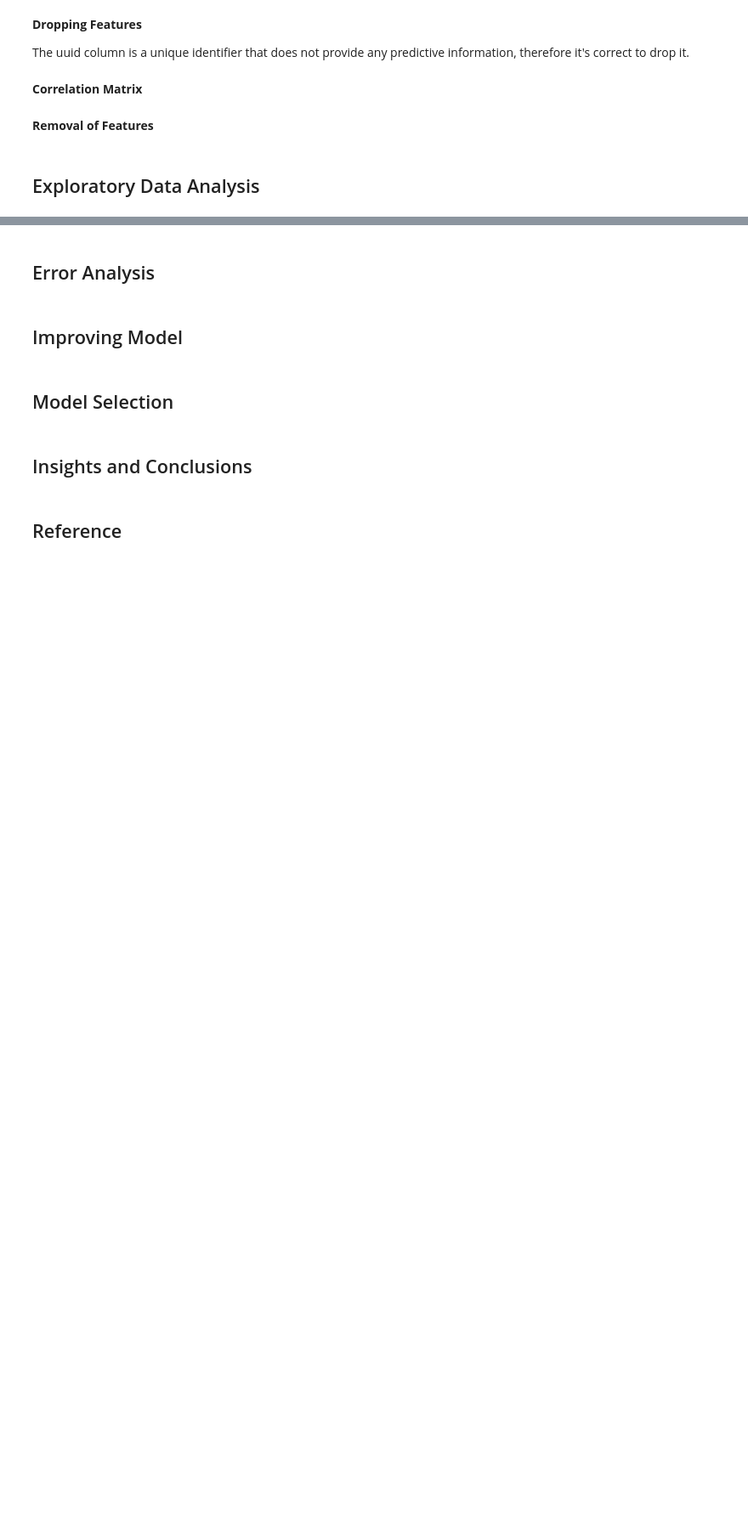
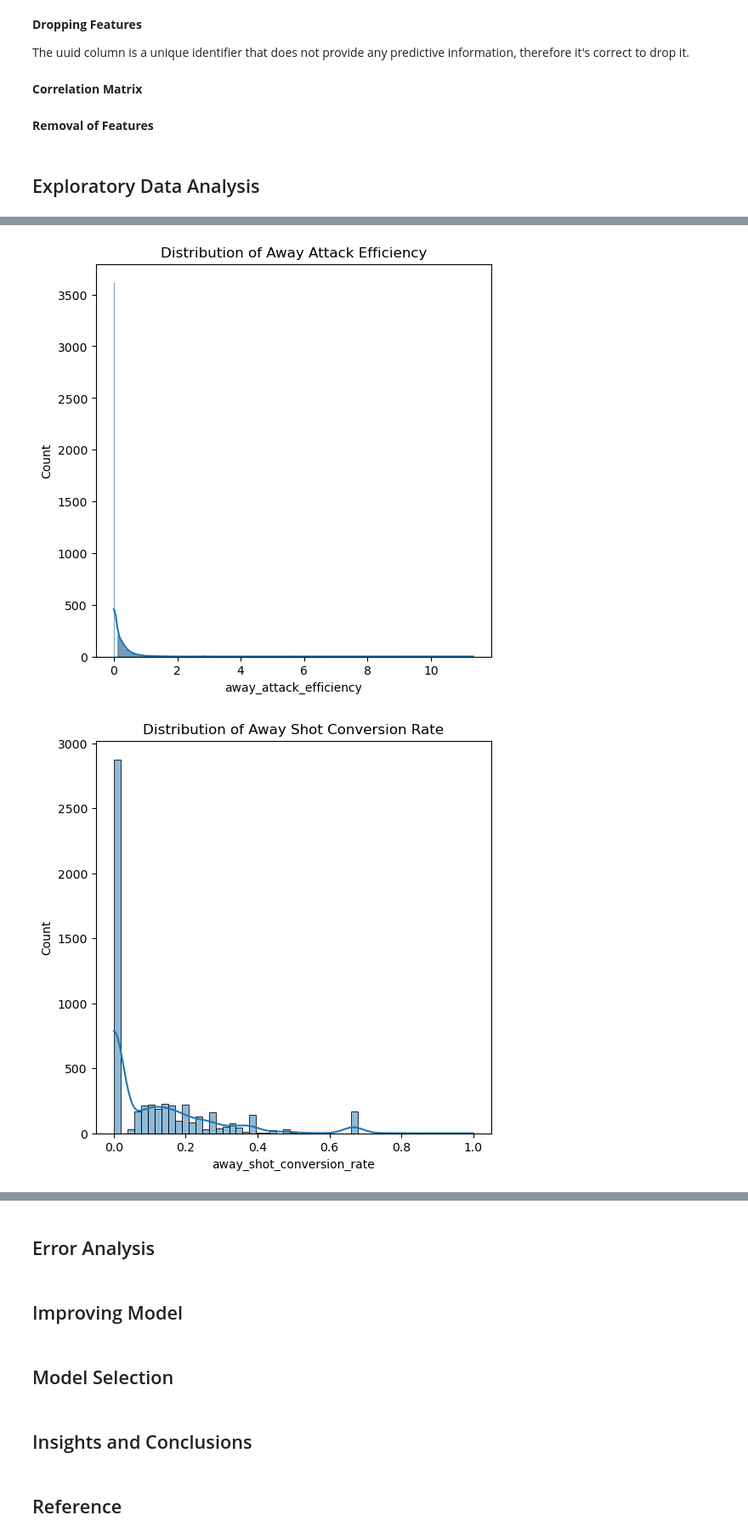
Before and after one commit to ReyObejero/2324-t3-stintsy-s11-g4-machine-project, a Jupyter notebook: STINTSY-S11-MP.ipynb, the cells around one changed output, grey strips where cells are left out. Shown at 85% size. Drawn from its saved outputs; the diff is of its cells as text; code cells hidden in the pictures; blank space fills up the shorter version.

```diff
--- a/STINTSY-S11-MP.ipynb
+++ b/STINTSY-S11-MP.ipynb
@@ -354,0 +481,11 @@ plt.rcParams['image.interpolation'] = 'nearest'
+# %%
+sns.histplot(sports['away_attack_efficiency'], kde=True)
+plt.title('Distribution of Away Attack Efficiency')
+plt.show()
+
+sns.histplot(sports['away_shot_conversion_rate'], kde=True)
+plt.title('Distribution of Away Shot Conversion Rate')
+plt.show()
+# %% [output]
+[figure, added]
+[figure, added]
```
Also changed, not shown: parts of 21 cells of this notebook.
